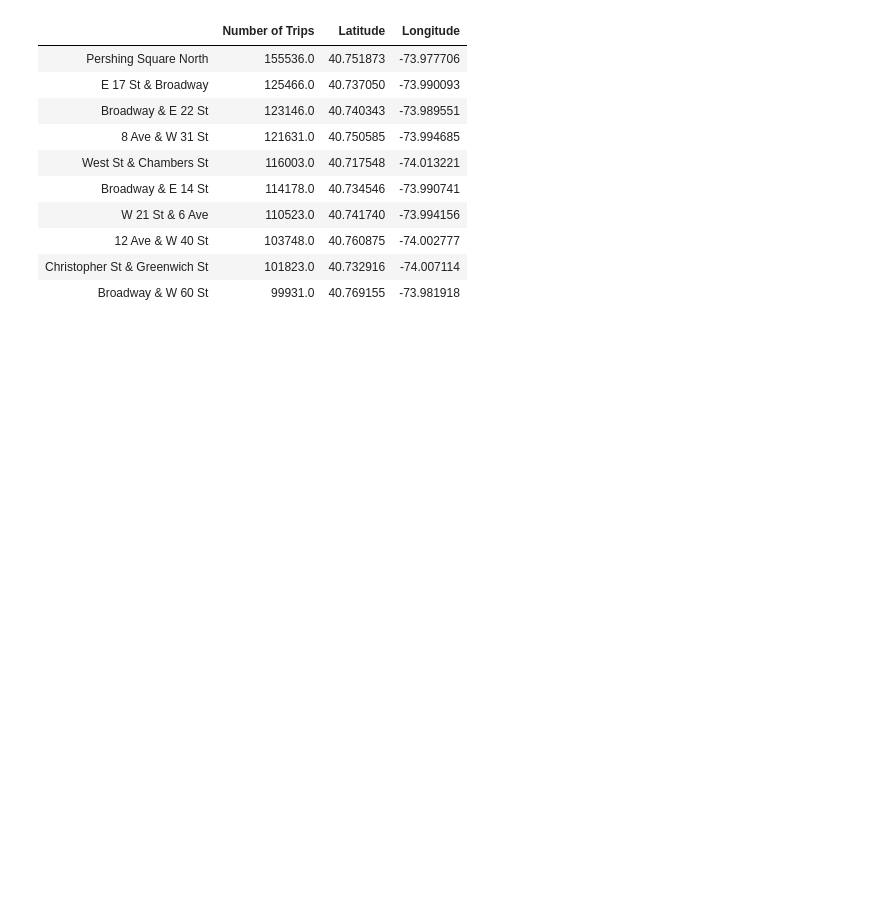
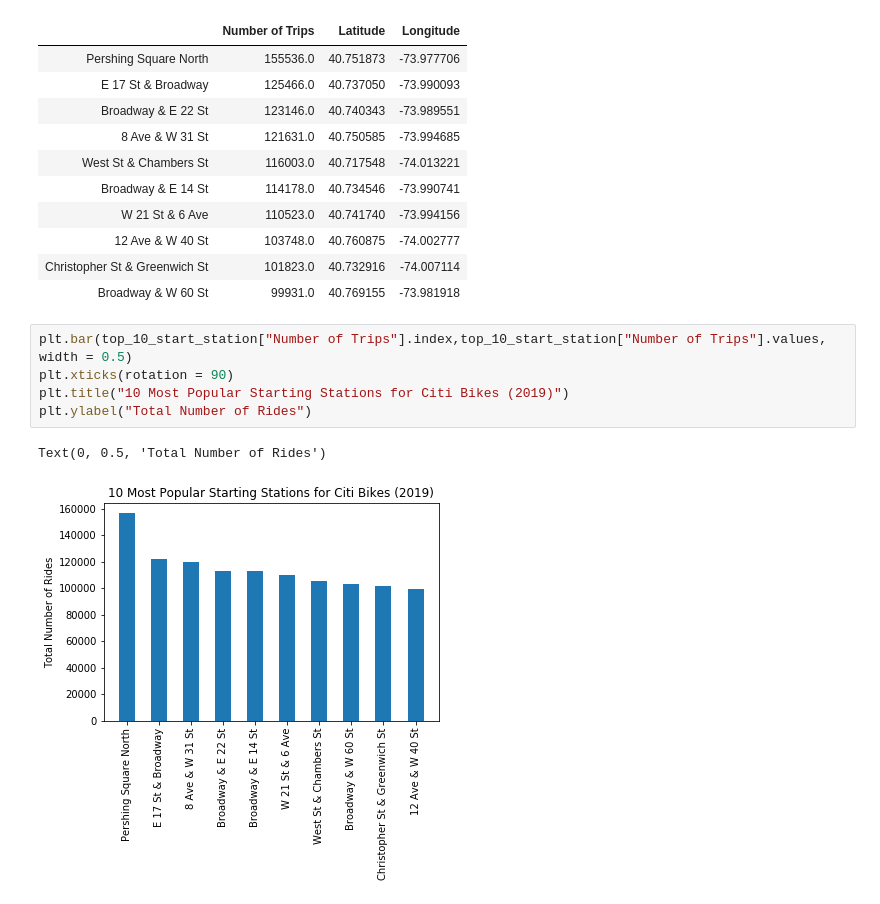
Before and after one commit to RU-Data-Science-GroupThree/NYC-CitiBike_Analysis, a Jupyter notebook: Alex V/CSV_CitiBike.ipynb, the cells around one changed output. Saved outputs shown, nothing was run; the diff lists cells and outputs as text; blank space fills up the shorter version.

Commit message:
updated bar graphs

```diff
--- a/Alex V/CSV_CitiBike.ipynb
+++ b/Alex V/CSV_CitiBike.ipynb
@@ -310,3 +311,11 @@ See the caveats in the documentation: http://pandas.pydata.org/pandas-docs/stabl
 | 12 Ave & W 40 St | 103748.0 | 40.760875 | -74.002777 |
 | Christopher St & Greenwich St | 101823.0 | 40.732916 | -74.007114 |
 | Broadway & W 60 St | 99931.0 | 40.769155 | -73.981918 |
+# %%
+plt.bar(top_10_start_station["Number of Trips"].index,top_10_start_station["Number of Trips"].values, width = 0.5)
+plt.xticks(rotation = 90)
+plt.title("10 Most Popular Starting Stations for Citi Bikes (2019)")
+plt.ylabel("Total Number of Rides")
+# %% [output]
+Text(0, 0.5, 'Total Number of Rides')
+[figure, added]
```
Also changed, not shown: parts of 2 cells of this notebook.
